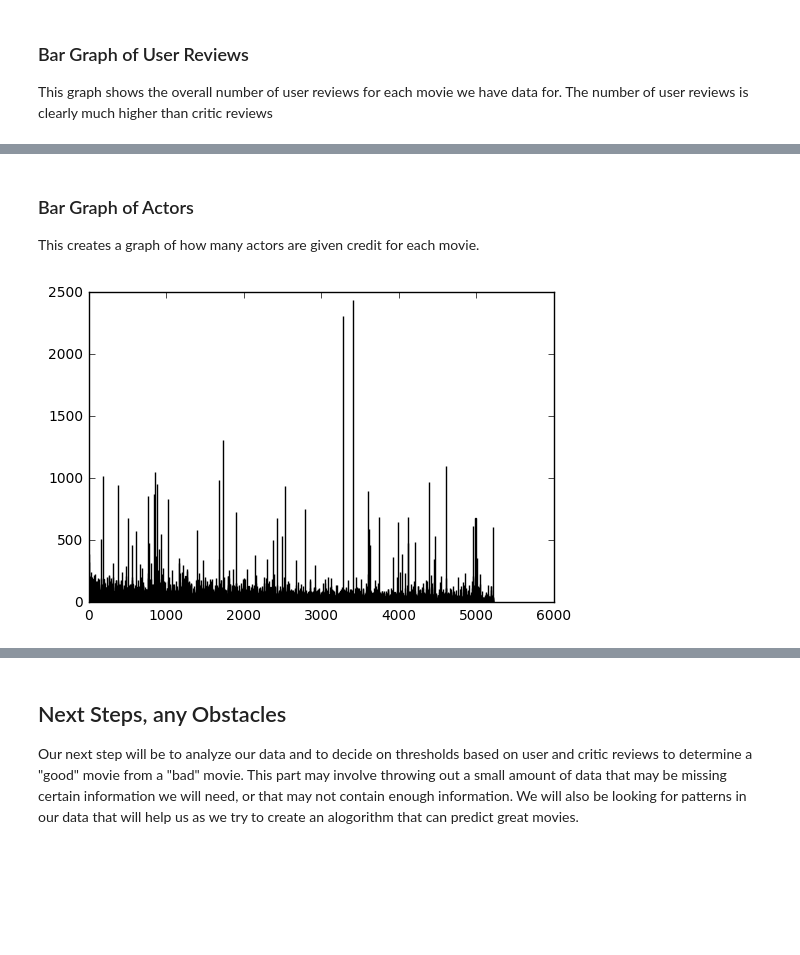
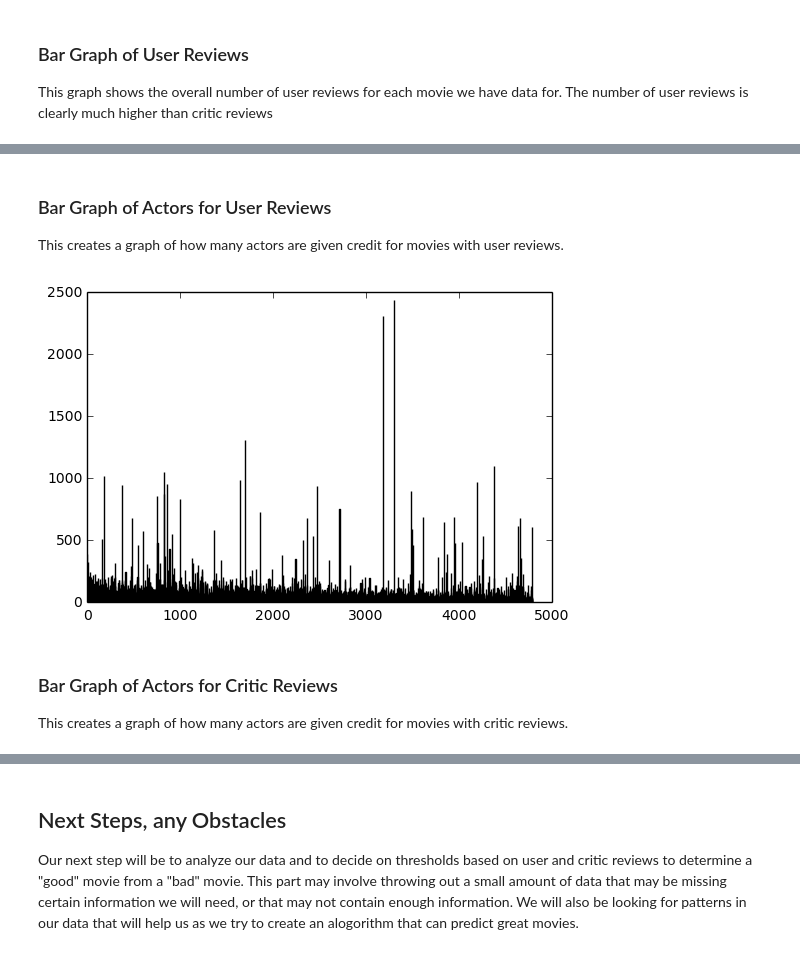
Before and after one commit to CSCI4800-Fall2016-Group12/IMDB-Rating-Prediction, a Jupyter notebook: Data Exploration.ipynb, the cells around one changed output, grey strips where cells are left out. Saved outputs shown, nothing was run; the diff lists cells and outputs as text; code cells hidden in the pictures; blank space fills up the shorter version.

```diff
--- a/Data Exploration.ipynb
+++ b/Data Exploration.ipynb
@@ -348 +336,10 @@ headernum = dict(zip(headers, range(len(headers))))
+# %%
+%matplotlib inline
+import csv
+import numpy as np
+import pylab
+import pandas as pd
+
+user_movdata = pd.read_csv('Datasets/full_user_dataset.csv')
+critic_movdata = pd.read_csv('Datasets/full_critic_dataset.csv')
 # %% [markdown]
@@ -351,7 +348,6 @@ This function allows us to clean missing data from our dictionary and create a n
 # %%
-def getcol(name):
-    icol = headernum[name]
-    return [x[icol] for x in movdata if x != '']
+def getcol(colname, dataset):
+    return [x[colname] for i, x in dataset.iterrows()]
 # %% [markdown]
 ###  Histogram of User Reviews on a 1-10 scale
 All user reviews from our data are put into a histogram showing the data skew toward the right for a hire ratings among users.
@@ -450,17 +431,19 @@ h5 = pylab.bar(x, writers, .5)
 # %% [markdown]
-### Bar Graph of Actors
-This creates a graph of how many actors are given credit for each movie.
+### Bar Graph of Actors for User Reviews
+This creates a graph of how many actors are given credit for movies with user reviews.
 # %%
-actor_count = getcol('cast_info')
-actor_count.pop(0)
-actors = list()
+user_actor_count = getcol('cast_info', user_movdata)
+user_actors = list()
 i = 0
-while i < len(actor_count):
-    actors.append((actor_count[i].count('|') + 1))   #add 1 to account that '|' is between actors only
+while i < len(user_actor_count):
+    user_actors.append((user_actor_count[i].count('|') + 1))   #add 1 to account that '|' is between actors only
     i = i + 1
 
-N = len(actors)
+N = len(user_actors)
 x = range(N)
-h5 = pylab.bar(x, actors, .5)
+h7 = pylab.bar(x, user_actors, .5)
 # %% [output]
-[figure, old version]
+[figure, new version]
+# %% [markdown]
+### Bar Graph of Actors for Critic Reviews
+This creates a graph of how many actors are given credit for movies with critic reviews.
```
Also changed, not shown: parts of 15 cells of this notebook.
